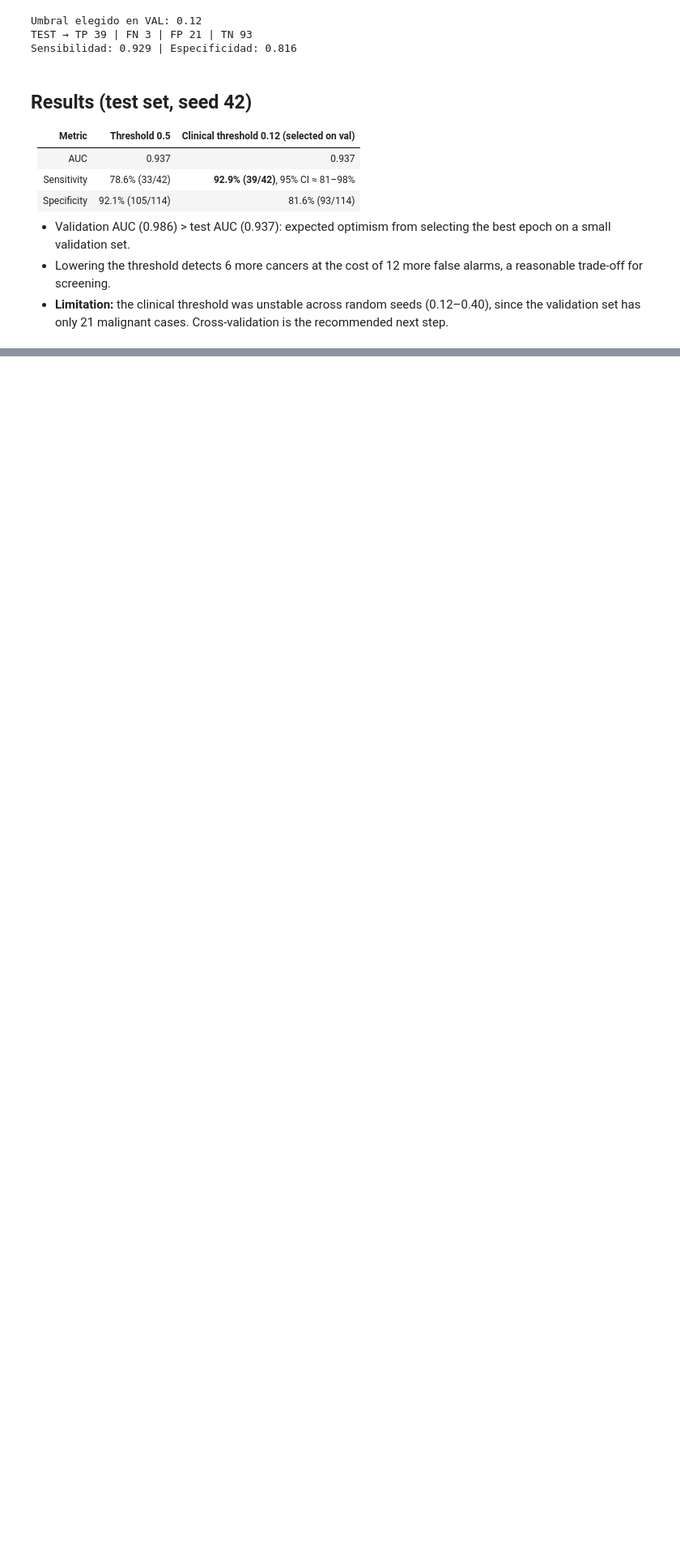
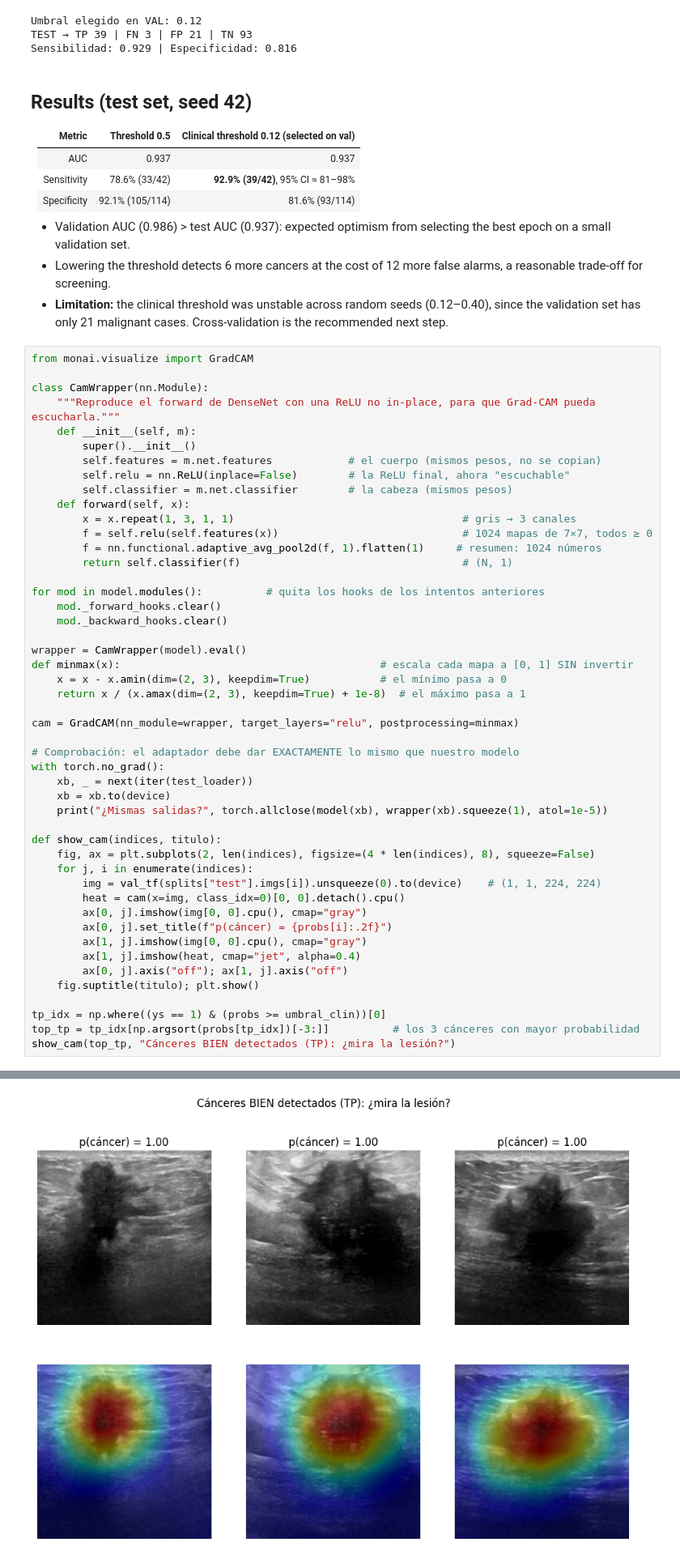
Before and after one commit to gerardagustina/breast-cancer-detection, a Jupyter notebook: notebooks/03_training.ipynb, the cells around one changed output, grey strips where cells are left out. Shown at 81% size. Drawn from its saved outputs; the diff is of its cells as text; blank space fills up the shorter version.

Commit message:
Grad-CAM explainability and error analysis

```diff
--- a/notebooks/03_training.ipynb
+++ b/notebooks/03_training.ipynb
@@ -232,3 +233,52 @@ Sensibilidad: 0.929 | Especificidad: 0.816
 - Validation AUC (0.986) > test AUC (0.937): expected optimism from selecting the best epoch on a small validation set.
 - Lowering the threshold detects 6 more cancers at the cost of 12 more false alarms, a reasonable trade-off for screening.
 - **Limitation:** the clinical threshold was unstable across random seeds (0.12–0.40), since the validation set has only 21 malignant cases. Cross-validation is the recommended next step.
+# %%
+from monai.visualize import GradCAM
+
+class CamWrapper(nn.Module):
+    """Reproduce el forward de DenseNet con una ReLU no in-place, para que Grad-CAM pueda escucharla."""
+    def __init__(self, m):
+        super().__init__()
+        self.features = m.net.features            # el cuerpo (mismos pesos, no se copian)
+        self.relu = nn.ReLU(inplace=False)        # la ReLU final, ahora "escuchable"
+        self.classifier = m.net.classifier        # la cabeza (mismos pesos)
+    def forward(self, x):
+        x = x.repeat(1, 3, 1, 1)                                    # gris → 3 canales
+        f = self.relu(self.features(x))                             # 1024 mapas de 7×7, todos ≥ 0
+        f = nn.functional.adaptive_avg_pool2d(f, 1).flatten(1)     # resumen: 1024 números
+        return self.classifier(f)                                   # (N, 1)
+
+for mod in model.modules():          # quita los hooks de los intentos anteriores
+    mod._forward_hooks.clear()
+    mod._backward_hooks.clear()
+
+wrapper = CamWrapper(model).eval()
+def minmax(x):                                         # escala cada mapa a [0, 1] SIN invertir
+    x = x - x.amin(dim=(2, 3), keepdim=True)           # el mínimo pasa a 0
+    return x / (x.amax(dim=(2, 3), keepdim=True) + 1e-8)  # el máximo pasa a 1
+
+cam = GradCAM(nn_module=wrapper, target_layers="relu", postprocessing=minmax)
+
+# Comprobación: el adaptador debe dar EXACTAMENTE lo mismo que nuestro modelo
+with torch.no_grad():
+    xb, _ = next(iter(test_loader))
+    xb = xb.to(device)
+    print("¿Mismas salidas?", torch.allclose(model(xb), wrapper(xb).squeeze(1), atol=1e-5))
+
+def show_cam(indices, titulo):
+    fig, ax = plt.subplots(2, len(indices), figsize=(4 * len(indices), 8), squeeze=False)
+    for j, i in enumerate(indices):
+        img = val_tf(splits["test"].imgs[i]).unsqueeze(0).to(device)    # (1, 1, 224, 224)
+        heat = cam(x=img, class_idx=0)[0, 0].detach().cpu()
+        ax[0, j].imshow(img[0, 0].cpu(), cmap="gray")
+        ax[0, j].set_title(f"p(cáncer) = {probs[i]:.2f}")
+        ax[1, j].imshow(img[0, 0].cpu(), cmap="gray")
+        ax[1, j].imshow(heat, cmap="jet", alpha=0.4)
+        ax[0, j].axis("off"); ax[1, j].axis("off")
+    fig.suptitle(titulo); plt.show()
+
+tp_idx = np.where((ys == 1) & (probs >= umbral_clin))[0]
+top_tp = tp_idx[np.argsort(probs[tp_idx])[-3:]]          # los 3 cánceres con mayor probabilidad
+show_cam(top_tp, "Cánceres BIEN detectados (TP): ¿mira la lesión?")
+# %% [output]
@@ -234,0 +286 @@ Sensibilidad: 0.929 | Especificidad: 0.816
+[figure, added]
```
Also changed, not shown: parts of 4 cells of this notebook.
